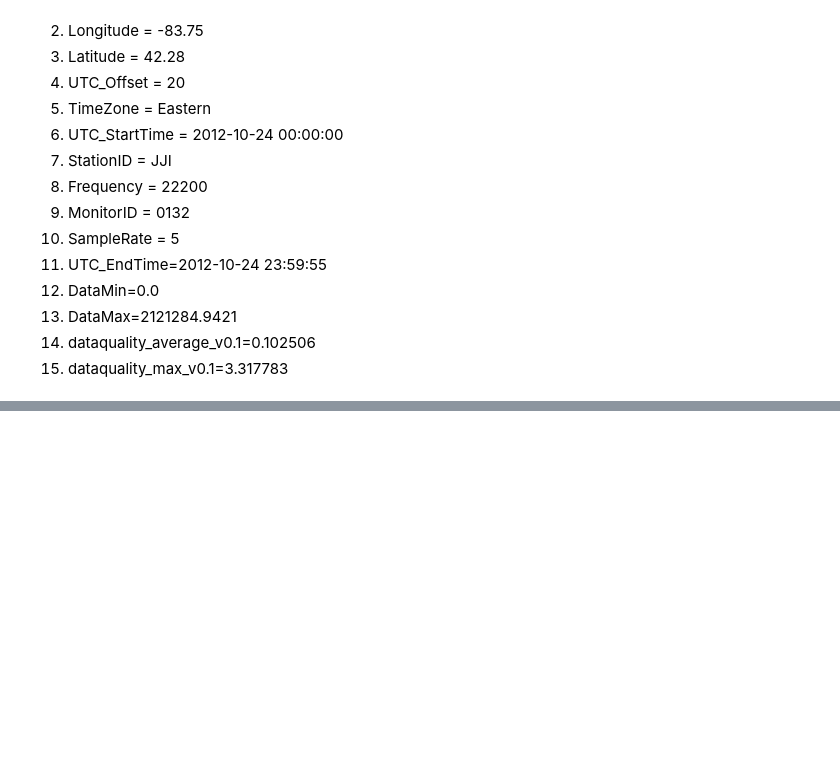
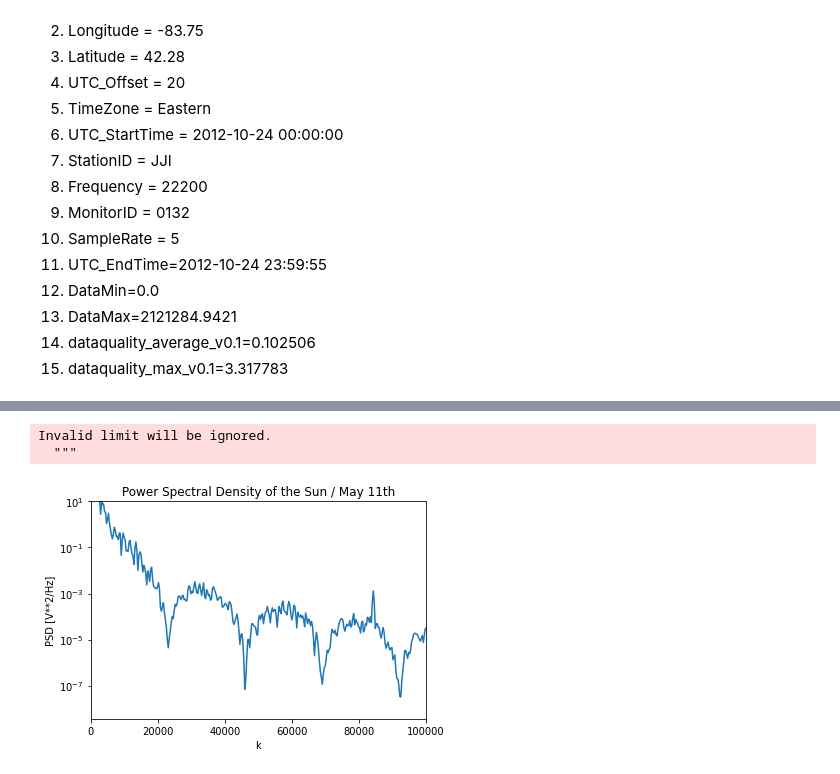
Before and after one commit to sebasmos/SolarFlares-Standford, a Jupyter notebook: SunAnalysis_TensorFlow_pynb.ipynb, the cells around one changed output, grey strips where cells are left out. Saved outputs shown, nothing was run; the diff lists cells and outputs as text; code cells hidden in the pictures; blank space fills up the shorter version.

```diff
--- a/SunAnalysis_TensorFlow_pynb.ipynb
+++ b/SunAnalysis_TensorFlow_pynb.ipynb
@@ -283,5 +290,25 @@ Head files (Cols)
 15.  dataquality_max_v0.1=3.317783
 # %%
 #Read signals
-Dates_2012 = df[['Dates']].values
-Signal_2012 = df[['Signal']].values
+Dates_2020 = df_2020[['Dates']].values
+Signal_2020 = df_2020[['Signal']].values
+M_2020 = df_2020['Signal'].nunique()
+# %%
+## Save per sample
+x = [x for x in range(len(Dates_2020))]
+
+# Signal converted to unidimensional array
+Signal_2020 = Signal_2020.ravel()
+Dates_2020 = Dates_2020.ravel()
+
+plt.figure(figsize=(20, 14))
+plt.plot(x, Signal_2020, '-') # Reemplazar x por Dates para obtener en terminos fechas
+
+#Add gadgets
+plt.ylabel("Signal Magnitude", fontsize=16)
+plt.xlabel("\n Sample [m] \n\n Data source: http://www.randalolson.com/2014/06/28/how-to-make-beautiful-data-visualizations-in-python-with-matplotlib/ | "
+          "Author: Sebasmos777)", fontsize=10)
+# Zoom in for filling
+plt.fill_between(x, Signal_2020, 195, where=(Signal_2020 > 195), facecolor='g', alpha=0.6)
+plt.title("Sample Visualization",fontsize=22)
+plt.show()
@@ -287,0 +317,15 @@ Signal_2012 = df[['Signal']].values
+# %%
+fs=1
+f, Pxx_den = signal.welch(Signal_2020, 300000/fs, nperseg=1024)
+
+plt.semilogy(f, Pxx_den)
+plt.ylim([0, 10])
+plt.xlim([0, 100000])
+plt.xlabel('k')
+plt.ylabel('PSD [V**2/Hz]')
+plt.title('Power Spectral Density of the Sun / May 11th')
+plt.show()
+# %% [output]
+Invalid limit will be ignored.
+  """
+[figure, added]
```
Also changed, not shown: parts of 13 cells of this notebook.
